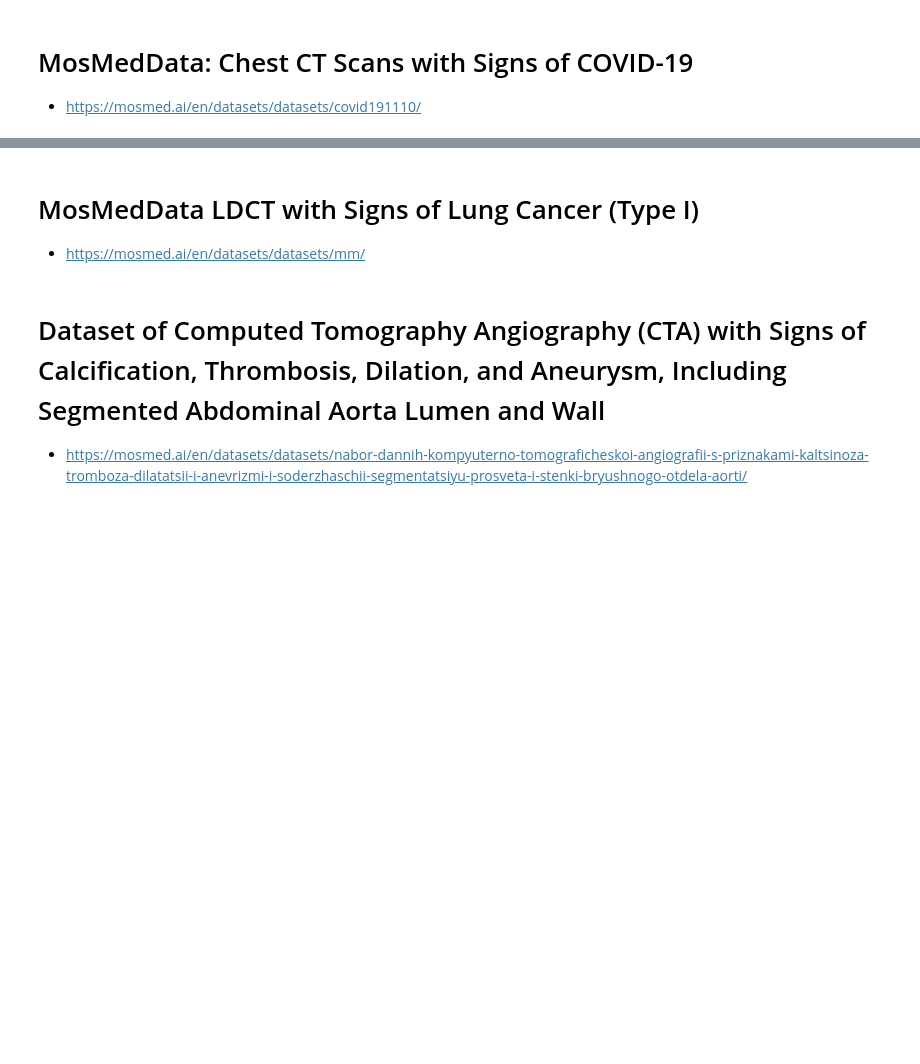
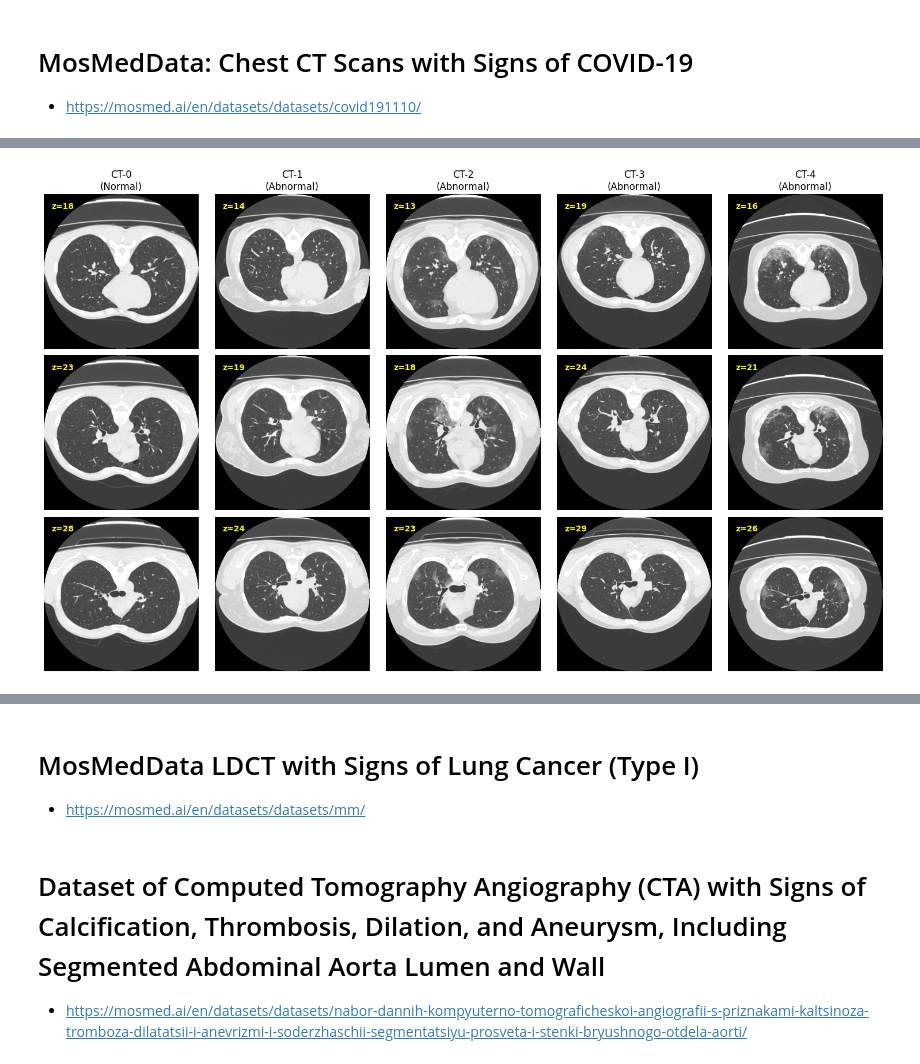
Before and after one commit to AlekseiLugovoi/medscreen, a Jupyter notebook: dev/Evaluation.ipynb, the cells around one changed output, grey strips where cells are left out. Cells and saved outputs as stored; diff of their text form; code cells hidden in the pictures; blank space fills up the shorter version.

```diff
--- a/dev/Evaluation.ipynb
+++ b/dev/Evaluation.ipynb
@@ -150,0 +70,20 @@ summary
+# %%
+archive = Path("data/mosmed/COVID19_1110.zip")
+data_dir = archive.with_suffix("")  # "data/mosmed/COVID19_1110"
+
+# 1. Extract archive to the parent directory
+with zipfile.ZipFile(archive, 'r') as z:
+    z.extractall(archive.parent)
+
+# 2. Move CT-X folders up one level and remove the intermediate "studies" directory
+studies_dir = data_dir / "studies"
+if studies_dir.exists():
+    for folder in studies_dir.iterdir():
+        folder.rename(data_dir / folder.name)
+    studies_dir.rmdir()
+
+# 3. Print the resulting directory structure
+print("Structure:")
+for folder in sorted(d for d in data_dir.iterdir() if d.is_dir()):
+    files_count = len(list(folder.glob("*.nii.gz")))
+    print(f"  {folder.name}: {files_count} files")
@@ -150,0 +98,36 @@ summary
+# %%
+DATA_DIR = "data/mosmed/COVID19_1110"
+groups = ["CT-0", "CT-1", "CT-2", "CT-3", "CT-4"]
+n_slices = 3  # Number of slices per study
+step = 5      # Step between slices (in pixels along Z axis)
+
+fig, axes = plt.subplots(n_slices, len(groups), figsize=(15, 3 * n_slices))
+
+for col, group in enumerate(groups):
+    group_dir = os.path.join(DATA_DIR, group)
+    fname = next(f for f in os.listdir(group_dir) if f.endswith(".nii.gz"))
+    vol = nib.load(os.path.join(group_dir, fname)).get_fdata()
+
+    z_center = vol.shape[2] // 2
+    # Select n_slices around the center
+    z_indices = [z_center - step, z_center, z_center + step]
+
+    for row, z in enumerate(z_indices):
+        ax = axes[row, col]
+        slice_2d = vol[:, :, z]
+
+        # Lung window: center=-600, width=1500
+        ax.imshow(slice_2d.T, cmap="gray", vmin=-1350, vmax=150)
+
+        # Add titles only to the top row
+        if row == 0:
+            ax.set_title(f"{group}\n({'Normal' if group=='CT-0' else 'Abnormal'})")
+
+        ax.text(0.05, 0.95, f"z={z}", color="yellow", transform=ax.transAxes,
+                verticalalignment='top', fontsize=10, fontweight='bold')
+        ax.axis("off")
+
+plt.tight_layout()
+plt.show()
+# %% [output]
+[figure, added]
```
Also changed, not shown: parts of 16 cells of this notebook, 6 other files.
